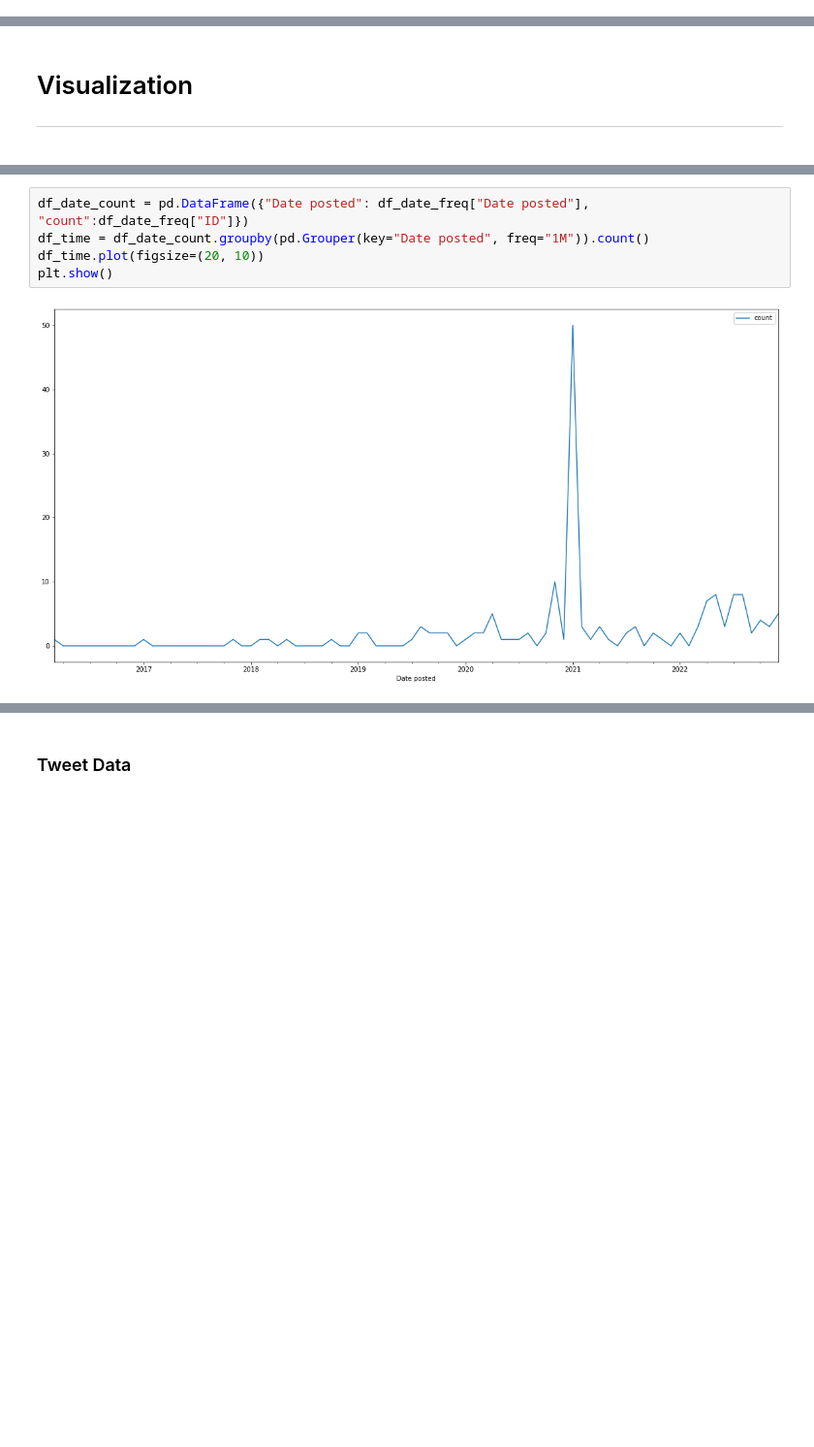
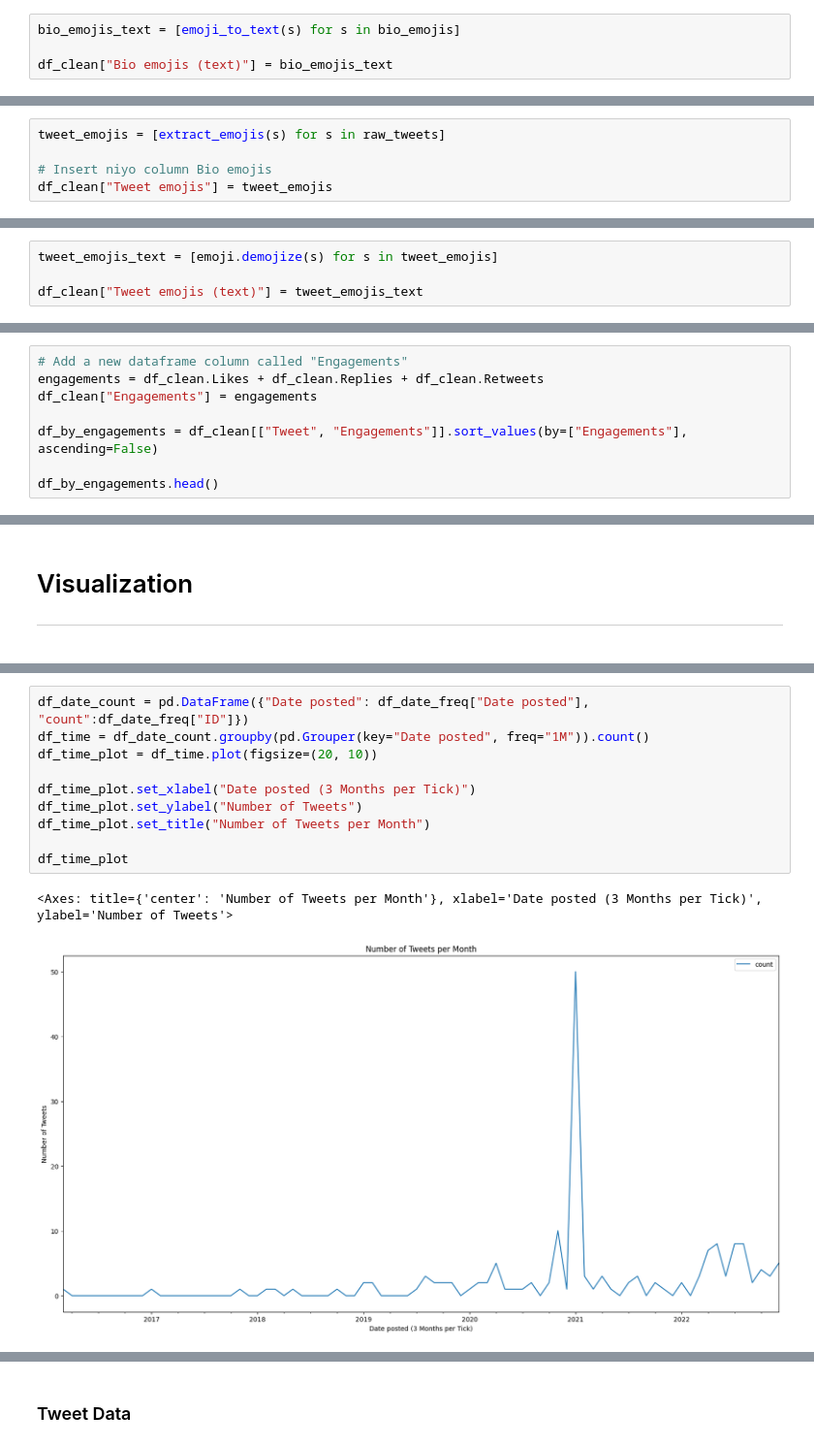
Before and after one commit to ShiroeLH/CS-132-PH-Twitter-Mis-Disinformation-Analysis, a Jupyter notebook: analysis/analysis.ipynb, the cells around one changed output, grey strips where cells are left out. Shown at 97% size. Drawn from its saved outputs; the diff is of its cells as text; blank space fills up the shorter version.

```diff
--- a/analysis/analysis.ipynb
+++ b/analysis/analysis.ipynb
@@ -379,0 +483,4 @@ array([0, 1, 2], dtype=int64)
+# %%
+bio_emojis_text = [emoji_to_text(s) for s in bio_emojis]
+
+df_clean["Bio emojis (text)"] = bio_emojis_text
@@ -379,0 +496,5 @@ array([0, 1, 2], dtype=int64)
+# %%
+tweet_emojis = [extract_emojis(s) for s in raw_tweets]
+
+# Insert niyo column Bio emojis
+df_clean["Tweet emojis"] = tweet_emojis
@@ -379,0 +508,4 @@ array([0, 1, 2], dtype=int64)
+# %%
+tweet_emojis_text = [emoji.demojize(s) for s in tweet_emojis]
+
+df_clean["Tweet emojis (text)"] = tweet_emojis_text
@@ -379,0 +615,8 @@ array([0, 1, 2], dtype=int64)
+# %%
+# Add a new dataframe column called "Engagements"
+engagements = df_clean.Likes + df_clean.Replies + df_clean.Retweets
+df_clean["Engagements"] = engagements
+
+df_by_engagements = df_clean[["Tweet", "Engagements"]].sort_values(by=["Engagements"], ascending=False)
+
+df_by_engagements.head()
@@ -395,9 +653,15 @@ See the caveats in the documentation: https://pandas.pydata.org/pandas-docs/stab
 # %%
 df_date_count = pd.DataFrame({"Date posted": df_date_freq["Date posted"], "count":df_date_freq["ID"]})
 df_time = df_date_count.groupby(pd.Grouper(key="Date posted", freq="1M")).count()
-df_time.plot(figsize=(20, 10))
-plt.show()
+df_time_plot = df_time.plot(figsize=(20, 10))
+
+df_time_plot.set_xlabel("Date posted (3 Months per Tick)")
+df_time_plot.set_ylabel("Number of Tweets")
+df_time_plot.set_title("Number of Tweets per Month")
+
+df_time_plot
 # %% [output]
+<Axes: title={'center': 'Number of Tweets per Month'}, xlabel='Date posted (3 Months per Tick)', ylabel='Number of Tweets'>
-[figure, old version]
+[figure, new version]
 # %%
 df_time = df_clean.copy()
```
Also changed, not shown: parts of 54 cells of this notebook, 2 other files.
